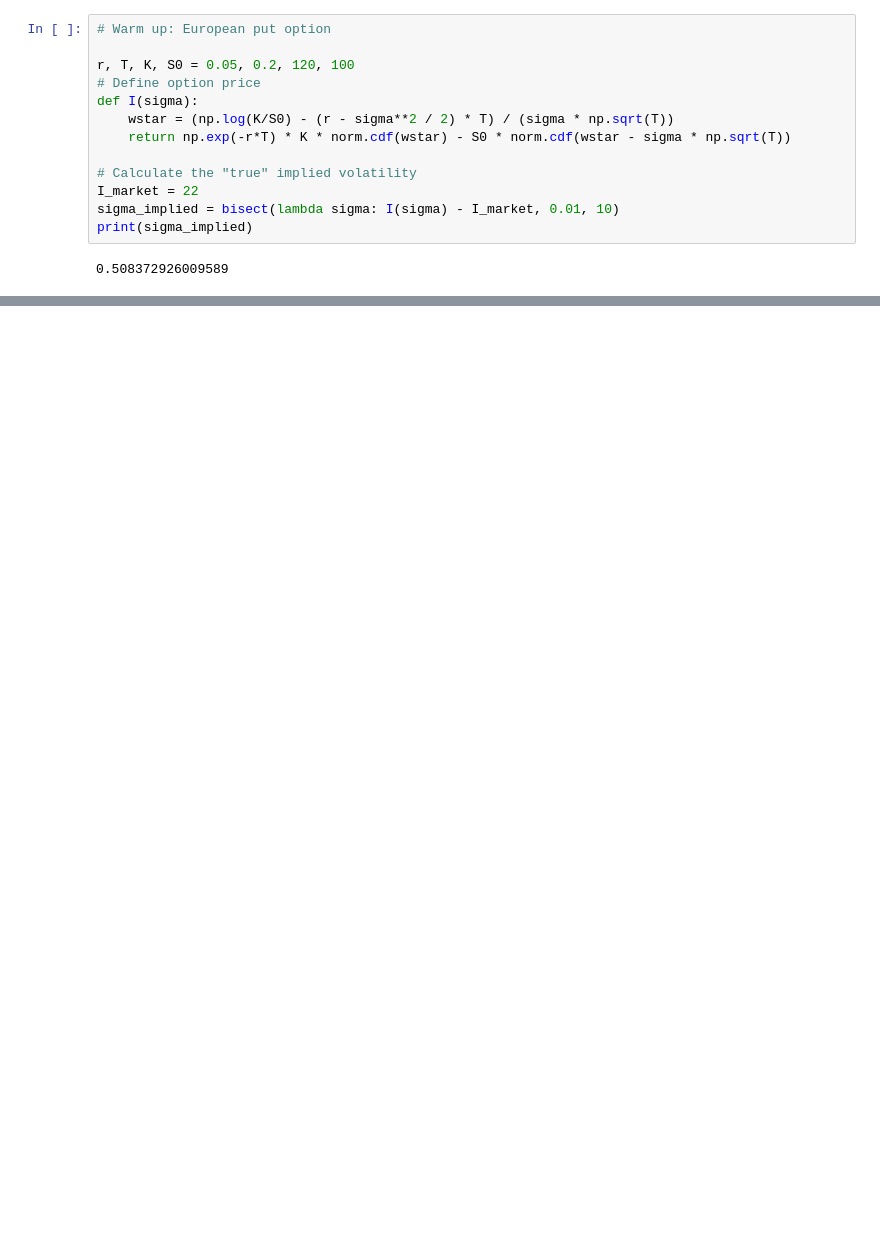
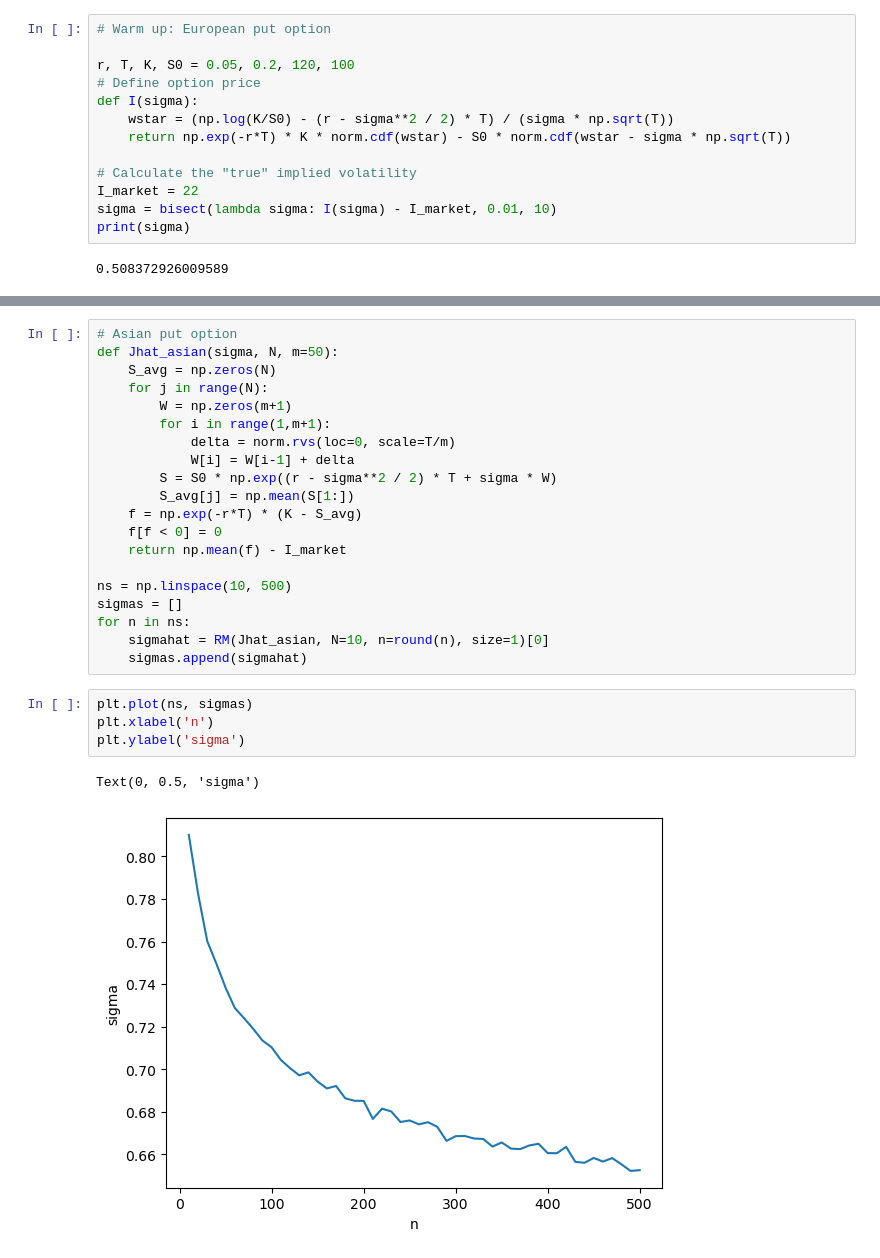
Before and after one commit to Drykx/Monte-Carlo-Project, a Jupyter notebook: shivang_attempt.ipynb, the cells around one changed output, grey strips where cells are left out. Drawn from its saved outputs; the diff is of its cells as text; blank space fills up the shorter version.

```diff
--- a/shivang_attempt.ipynb
+++ b/shivang_attempt.ipynb
@@ -14,8 +14,8 @@ def I(sigma):
 
 # Calculate the "true" implied volatility
 I_market = 22
-sigma_implied = bisect(lambda sigma: I(sigma) - I_market, 0.01, 10)
-print(sigma_implied)
+sigma = bisect(lambda sigma: I(sigma) - I_market, 0.01, 10)
+print(sigma)
 # %% [output]
 0.508372926009589
 # %%
@@ -45,0 +65,27 @@ RM()
+# %%
+# Asian put option
+def Jhat_asian(sigma, N, m=50):
+    S_avg = np.zeros(N)
+    for j in range(N):
+        W = np.zeros(m+1)
+        for i in range(1,m+1):
+            delta = norm.rvs(loc=0, scale=T/m)
+            W[i] = W[i-1] + delta
+        S = S0 * np.exp((r - sigma**2 / 2) * T + sigma * W)
+        S_avg[j] = np.mean(S[1:])
+    f = np.exp(-r*T) * (K - S_avg)
+    f[f < 0] = 0
+    return np.mean(f) - I_market
+
+ns = np.linspace(10, 500)
+sigmas = []
+for n in ns:
+    sigmahat = RM(Jhat_asian, N=10, n=round(n), size=1)[0]
+    sigmas.append(sigmahat)
+# %%
+plt.plot(ns, sigmas)
+plt.xlabel('n')
+plt.ylabel('sigma')
+# %% [output]
+Text(0, 0.5, 'sigma')
+[figure, added]
```
Also changed, not shown: parts of 2 cells of this notebook.
